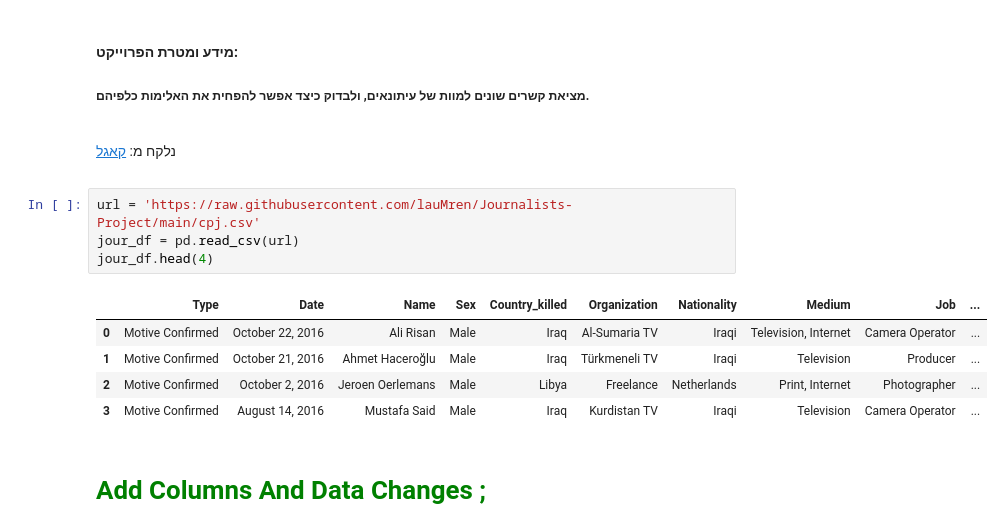
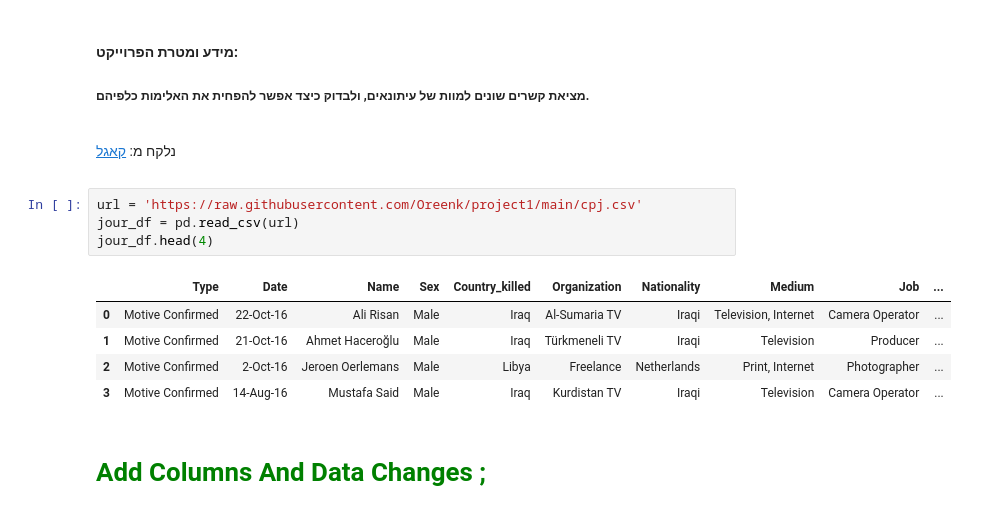
Before and after one commit to Oreenk/project1, a Jupyter notebook: 45.ipynb, the cells around one changed output. Saved outputs shown, nothing was run; the diff lists cells and outputs as text.

```diff
--- a/45.ipynb
+++ b/45.ipynb
@@ -37,15 +35,15 @@ from IPython.display import Image
 
  </div>
 # %%
-url = 'https://raw.githubusercontent.com/lauMren/Journalists-Project/main/cpj.csv'
+url = 'https://raw.githubusercontent.com/Oreenk/project1/main/cpj.csv'
 jour_df = pd.read_csv(url)
 jour_df.head(4)
 # %% [output]
 |  | Type | Date | Name | Sex | Country_killed | Organization | Nationality | Medium | Job | ... |
-| 0 | Motive Confirmed | October 22, 2016 | Ali Risan | Male | Iraq | Al-Sumaria TV | Iraqi | Television, Internet | Camera Operator | ... |
-| 1 | Motive Confirmed | October 21, 2016 | Ahmet Haceroğlu | Male | Iraq | Türkmeneli TV | Iraqi | Television | Producer | ... |
-| 2 | Motive Confirmed | October 2, 2016 | Jeroen Oerlemans | Male | Libya | Freelance | Netherlands | Print, Internet | Photographer | ... |
-| 3 | Motive Confirmed | August 14, 2016 | Mustafa Said | Male | Iraq | Kurdistan TV | Iraqi | Television | Camera Operator | ... |
+| 0 | Motive Confirmed | 22-Oct-16 | Ali Risan | Male | Iraq | Al-Sumaria TV | Iraqi | Television, Internet | Camera Operator | ... |
+| 1 | Motive Confirmed | 21-Oct-16 | Ahmet Haceroğlu | Male | Iraq | Türkmeneli TV | Iraqi | Television | Producer | ... |
+| 2 | Motive Confirmed | 2-Oct-16 | Jeroen Oerlemans | Male | Libya | Freelance | Netherlands | Print, Internet | Photographer | ... |
+| 3 | Motive Confirmed | 14-Aug-16 | Mustafa Said | Male | Iraq | Kurdistan TV | Iraqi | Television | Camera Operator | ... |
 # %% [markdown]
 # <b id="section_2">  </b> <b style='color:green; font-family:Garamond;'>Add Columns And Data Changes ; </b> <b></b>
 # %% [markdown]
```
Also changed, not shown: parts of 4 cells of this notebook.
